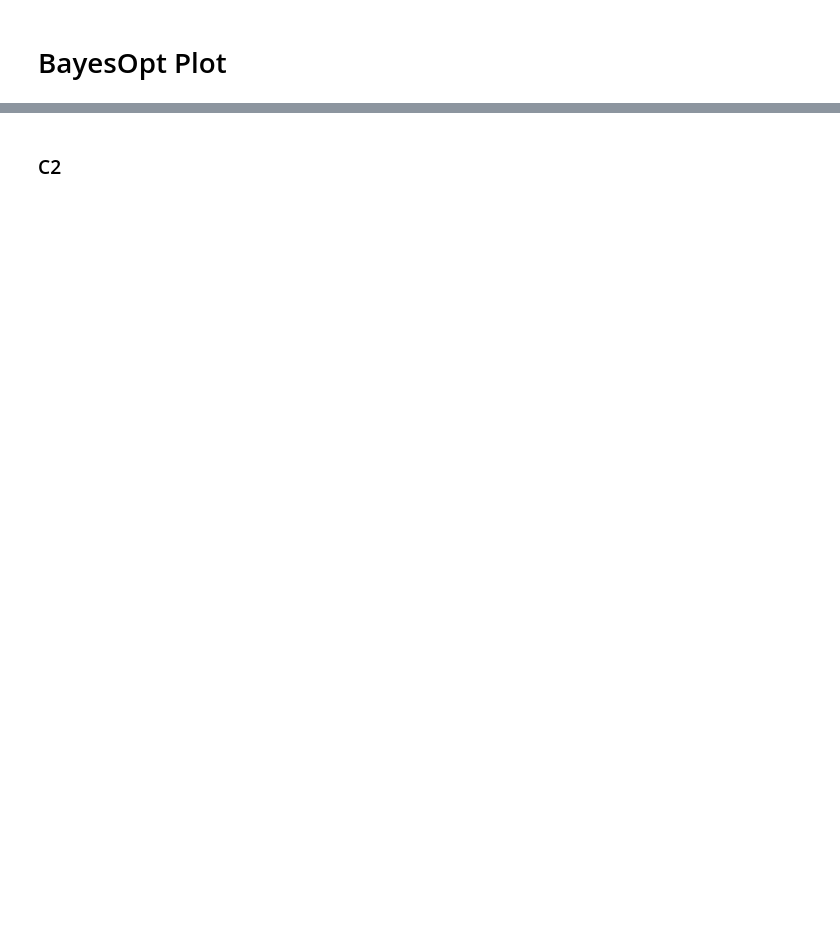
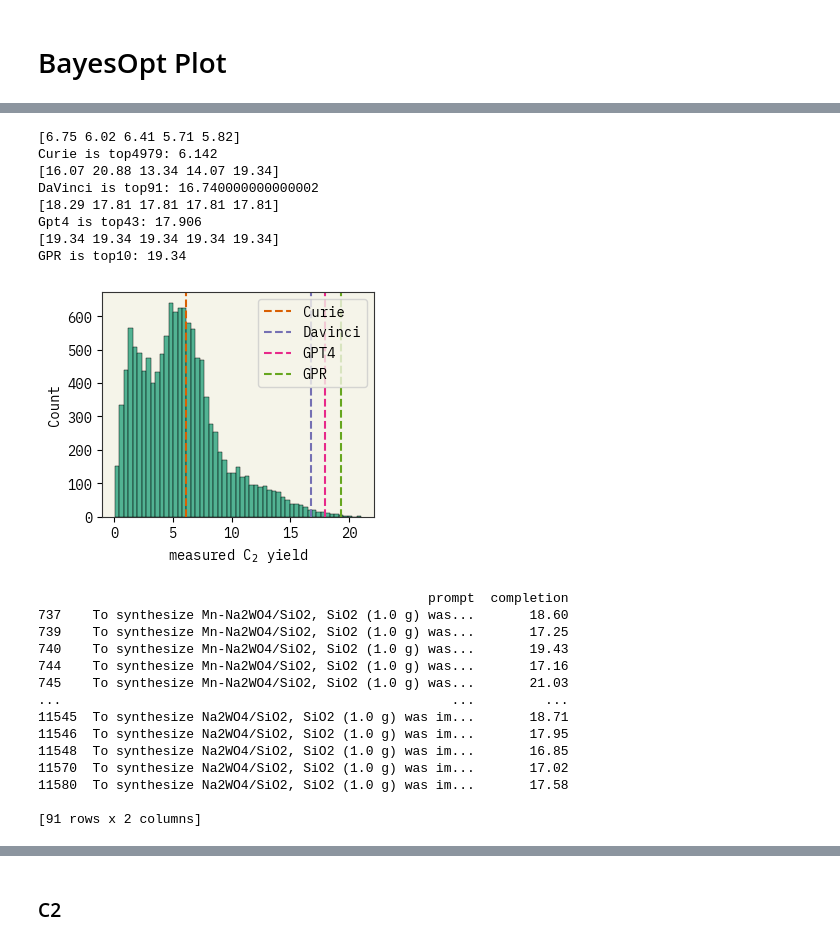
Before and after one commit to ur-whitelab/BO-LIFT, a Jupyter notebook: paper/BO_experiments.ipynb, the cells around one changed output, grey strips where cells are left out. Drawn from its saved outputs; the diff is of its cells as text; code cells hidden in the pictures; blank space fills up the shorter version.

```diff
--- a/paper/BO_experiments.ipynb
+++ b/paper/BO_experiments.ipynb
@@ -0,0 +75,18 @@
+# %%
+dataset="sol"
+kwargs = dict(
+    prefix="",
+    prompt_template=PromptTemplate(
+        input_variables=["x", "y", "y_name"],
+        template="Q: What is the {y_name} of {x}?@@@\nA: {y}###",
+    ),
+    suffix="What is the {y_name} of {x}?@@@\nA:",
+    x_formatter=lambda x: f"iupac name {x}",
+    y_name="measured log solubility in mols per litre",
+    y_formatter=lambda y: f"{y:.2f}",
+    selector_k=5,
+    temperature=0.7,
+)
+
+path = f"./out/{dataset}_{model}_882_{initial_train}_{ask_K}_16nr.pkl"
+pool_path = "./out/sol_pool.pkl"
@@ -172,0 +576,58 @@ def plot_BO(ax, data_file, title, data, axis_name, lim=None, data_file_random=No
+# %%
+d_curie = cloudpickle.load(open("./out/ocm_curie_12744_1_1_16nr.pkl", "rb"))
+d_davinci = cloudpickle.load(open("./out/C2_davinci2_12744_1_16nr.pkl", "rb"))
+d_gpt4 = cloudpickle.load(open("./out/ocm_GPT-4_12744_0_s.pkl", "rb"))
+d_gpr = cloudpickle.load(open("./out/C2_gpr_12744_1_16nr.pkl", "rb"))
+
+print(d_curie['expected_improvement'][:, -1, 2].astype(float))
+best_curie = d_curie['expected_improvement'][:, :, 2].astype(float).mean(axis=0)[-1]
+print(f"Curie is top{np.sum(raw_data[y_name] > best_curie)}: {best_curie}")
+
+print(d_davinci['expected_improvement'][:, -1, 2].astype(float))
+best_davinci = d_davinci['expected_improvement'][:, :, 2].astype(float).mean(axis=0)[-1]
+print(f"DaVinci is top{np.sum(raw_data[y_name] > best_davinci)}: {best_davinci}")
+
+print(d_gpt4['expected_improvement'][:, -1, 2].astype(float))
+best_gpt4 = d_gpt4['expected_improvement'][:, :, 2].astype(float).mean(axis=0)[-1]
+print(f"Gpt4 is top{np.sum(raw_data[y_name] > best_gpt4)}: {best_gpt4}")
+
+print(d_gpr['expected_improvement'][:, -1, 2].astype(float))
+best_gpr = d_gpr['expected_improvement'][:, :, 2].astype(float).mean(axis=0)[-1]
+print(f"GPR is top{np.sum(raw_data[y_name] > best_gpr)}: {best_gpr}")
+
+sns.histplot(raw_data[y_name])
+# print(np.sum(raw_data[y_name] > best))
+plt.xlabel("measured C$_2$ yield")
+plt.axvline(best_curie, color='C4', linestyle='--', label="Curie")
+plt.axvline(best_davinci, color='C1', linestyle='--', label="Davinci")
+plt.axvline(best_gpt4, color='C2', linestyle='--', label="GPT4")
+plt.axvline(best_gpr, color='C3', linestyle='--', label="GPR")
+plt.legend()
+plt.savefig(f"figs/hist_C2", dpi=300, bbox_inches='tight')
+plt.show()
+
+print(raw_data[raw_data[y_name] > best_davinci])
+# %% [output]
+[6.75 6.02 6.41 5.71 5.82]
+Curie is top4979: 6.142
+[16.07 20.88 13.34 14.07 19.34]
+DaVinci is top91: 16.740000000000002
+[18.29 17.81 17.81 17.81 17.81]
+Gpt4 is top43: 17.906
+[19.34 19.34 19.34 19.34 19.34]
+GPR is top10: 19.34
+[figure, added]
+                                                  prompt  completion
+737    To synthesize Mn-Na2WO4/SiO2, SiO2 (1.0 g) was...       18.60
+739    To synthesize Mn-Na2WO4/SiO2, SiO2 (1.0 g) was...       17.25
+740    To synthesize Mn-Na2WO4/SiO2, SiO2 (1.0 g) was...       19.43
+744    To synthesize Mn-Na2WO4/SiO2, SiO2 (1.0 g) was...       17.16
+745    To synthesize Mn-Na2WO4/SiO2, SiO2 (1.0 g) was...       21.03
+...                                                  ...         ...
+11545  To synthesize Na2WO4/SiO2, SiO2 (1.0 g) was im...       18.71
+11546  To synthesize Na2WO4/SiO2, SiO2 (1.0 g) was im...       17.95
+11548  To synthesize Na2WO4/SiO2, SiO2 (1.0 g) was im...       16.85
+11570  To synthesize Na2WO4/SiO2, SiO2 (1.0 g) was im...       17.02
+11580  To synthesize Na2WO4/SiO2, SiO2 (1.0 g) was im...       17.58
+
+[91 rows x 2 columns]
```
Also changed, not shown: parts of 67 cells of this notebook.
